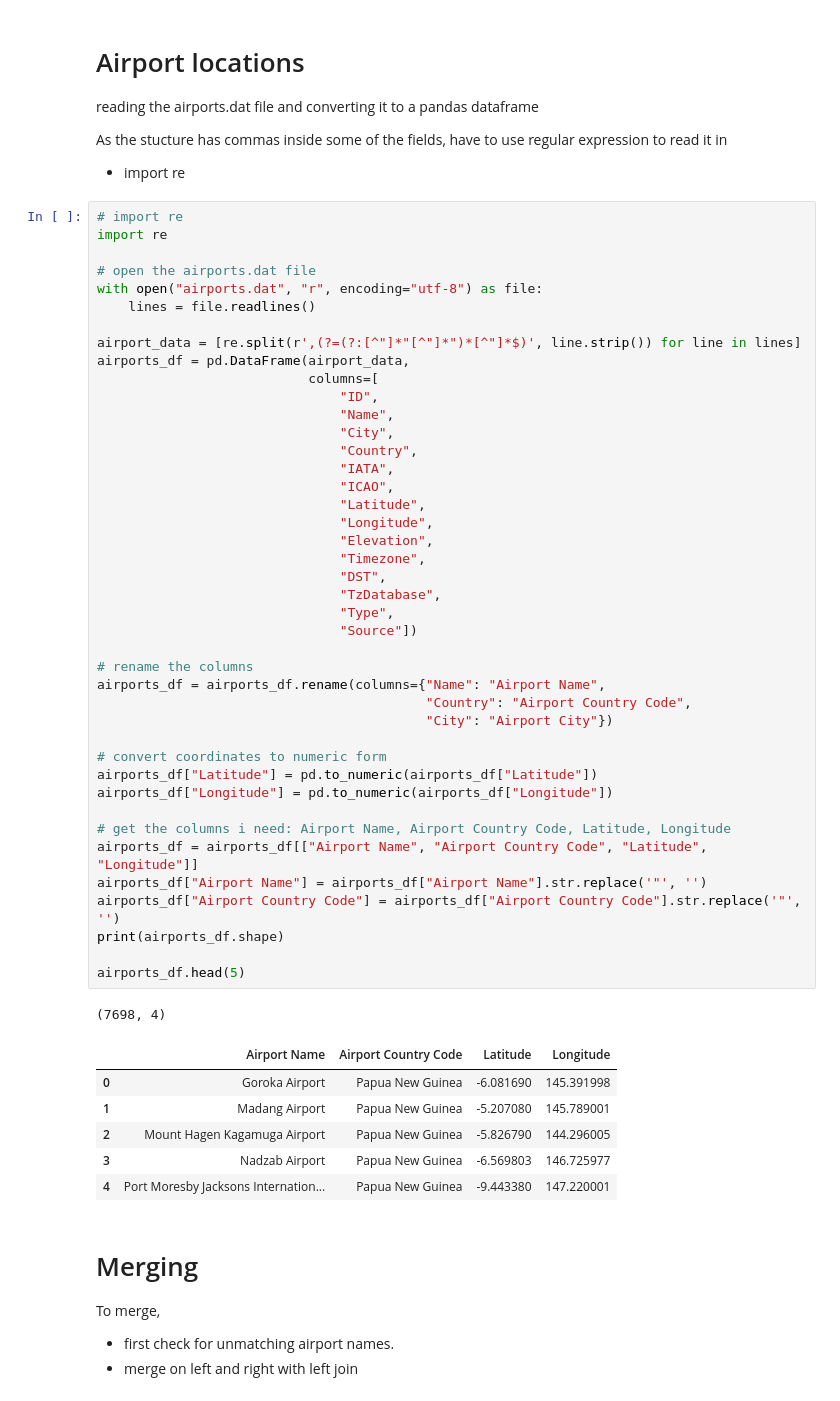
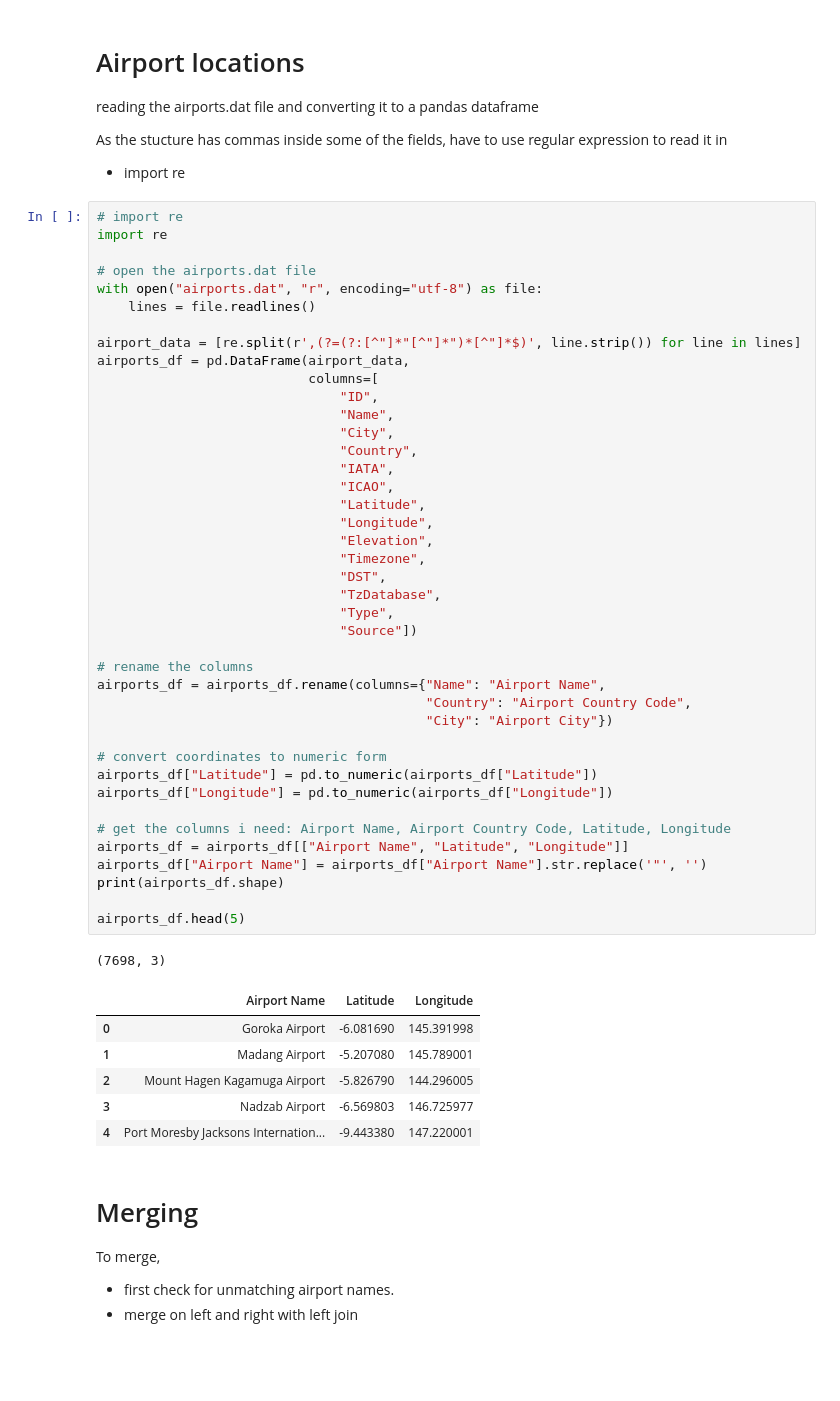
Before and after one commit to aaut0001/FIT3179_A2, a Jupyter notebook: dw.ipynb, the cells around one changed output. Drawn from its saved outputs; the diff is of its cells as text; blank space fills up the shorter version.

```diff
--- a/dw.ipynb
+++ b/dw.ipynb
@@ -51,42 +51,41 @@ airports_df = pd.DataFrame(airport_data,
                                "ID",
                                "Name",
                                "City",
                                "Country",
                                "IATA",
                                "ICAO",
                                "Latitude",
                                "Longitude",
                                "Elevation",
                                "Timezone",
                                "DST",
                                "TzDatabase",
                                "Type",
                                "Source"])
 
 # rename the columns
 airports_df = airports_df.rename(columns={"Name": "Airport Name",
                                           "Country": "Airport Country Code",
                                           "City": "Airport City"})
 
 # convert coordinates to numeric form
 airports_df["Latitude"] = pd.to_numeric(airports_df["Latitude"])
 airports_df["Longitude"] = pd.to_numeric(airports_df["Longitude"])
 
 # get the columns i need: Airport Name, Airport Country Code, Latitude, Longitude
-airports_df = airports_df[["Airport Name", "Airport Country Code", "Latitude", "Longitude"]]
+airports_df = airports_df[["Airport Name", "Latitude", "Longitude"]]
 airports_df["Airport Name"] = airports_df["Airport Name"].str.replace('"', '')
-airports_df["Airport Country Code"] = airports_df["Airport Country Code"].str.replace('"', '')
 print(airports_df.shape)
 
 airports_df.head(5)
 # %% [output]
-(7698, 4)
+(7698, 3)
-|  | Airport Name | Airport Country Code | Latitude | Longitude |
-| 0 | Goroka Airport | Papua New Guinea | -6.081690 | 145.391998 |
-| 1 | Madang Airport | Papua New Guinea | -5.207080 | 145.789001 |
-| 2 | Mount Hagen Kagamuga Airport | Papua New Guinea | -5.826790 | 144.296005 |
-| 3 | Nadzab Airport | Papua New Guinea | -6.569803 | 146.725977 |
-| 4 | Port Moresby Jacksons Internation... | Papua New Guinea | -9.443380 | 147.220001 |
+|  | Airport Name | Latitude | Longitude |
+| 0 | Goroka Airport | -6.081690 | 145.391998 |
+| 1 | Madang Airport | -5.207080 | 145.789001 |
+| 2 | Mount Hagen Kagamuga Airport | -5.826790 | 144.296005 |
+| 3 | Nadzab Airport | -6.569803 | 146.725977 |
+| 4 | Port Moresby Jacksons Internation... | -9.443380 | 147.220001 |
 # %% [markdown]
 # Merging
 
```
Also changed, not shown: parts of 3 cells of this notebook, 1 other file.
